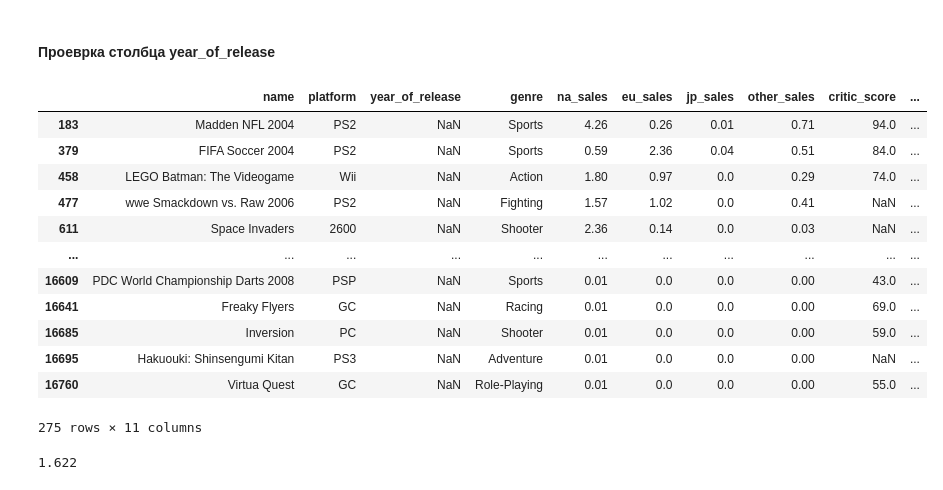
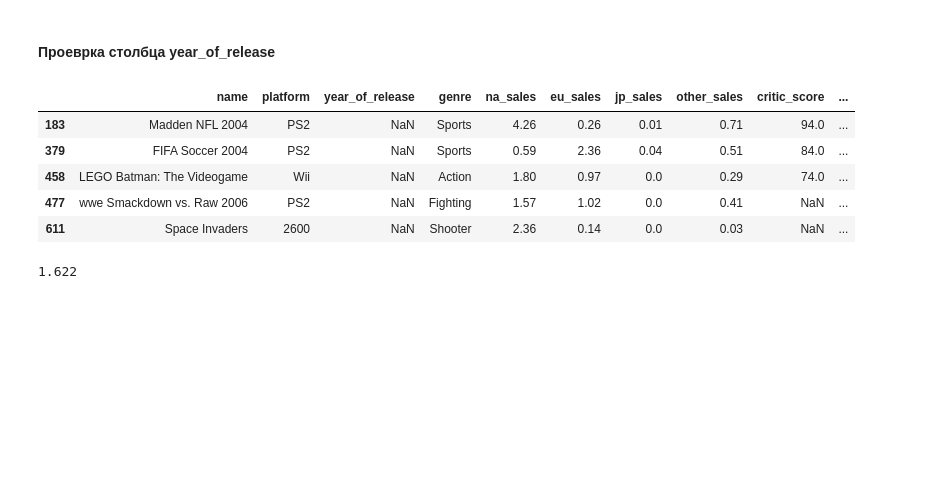
Before and after one commit to blbl-blbl/yandex_practicum_Data_Science_Course, a Jupyter notebook: Module_2_Python_Preprocessing/Secrets_of_the_Dark_Forest.ipynb, the cells around one changed output. Cells and saved outputs as stored; diff of their text form; code cells hidden in the pictures; blank space fills up the shorter version.

```diff
--- a/Module_2_Python_Preprocessing/Secrets_of_the_Dark_Forest.ipynb
+++ b/Module_2_Python_Preprocessing/Secrets_of_the_Dark_Forest.ipynb
@@ -164,21 +164,14 @@ array(['Wii', 'NES', 'GB', 'DS', 'X360', 'PS3', 'PS2', 'SNES', 'GBA',
 # %%
 # Строки с NaN
 nan_year_of_release = c_df[c_df['year_of_release'].isna() == True]
-nan_year_of_release
+nan_year_of_release.head()
 # %% [output]
 |  | name | platform | year_of_release | genre | na_sales | eu_sales | jp_sales | other_sales | critic_score | ... |
 | 183 | Madden NFL 2004 | PS2 | NaN | Sports | 4.26 | 0.26 | 0.01 | 0.71 | 94.0 | ... |
 | 379 | FIFA Soccer 2004 | PS2 | NaN | Sports | 0.59 | 2.36 | 0.04 | 0.51 | 84.0 | ... |
 | 458 | LEGO Batman: The Videogame | Wii | NaN | Action | 1.80 | 0.97 | 0.0 | 0.29 | 74.0 | ... |
 | 477 | wwe Smackdown vs. Raw 2006 | PS2 | NaN | Fighting | 1.57 | 1.02 | 0.0 | 0.41 | NaN | ... |
 | 611 | Space Invaders | 2600 | NaN | Shooter | 2.36 | 0.14 | 0.0 | 0.03 | NaN | ... |
-| ... | ... | ... | ... | ... | ... | ... | ... | ... | ... | ... |
-| 16609 | PDC World Championship Darts 2008 | PSP | NaN | Sports | 0.01 | 0.0 | 0.0 | 0.00 | 43.0 | ... |
-| 16641 | Freaky Flyers | GC | NaN | Racing | 0.01 | 0.0 | 0.0 | 0.00 | 69.0 | ... |
-| 16685 | Inversion | PC | NaN | Shooter | 0.01 | 0.0 | 0.0 | 0.00 | 59.0 | ... |
-| 16695 | Hakuouki: Shinsengumi Kitan | PS3 | NaN | Adventure | 0.01 | 0.0 | 0.0 | 0.00 | NaN | ... |
-| 16760 | Virtua Quest | GC | NaN | Role-Playing | 0.01 | 0.0 | 0.0 | 0.00 | 55.0 | ... |
-275 rows × 11 columns
 # %%
 # Расчет доли от текущего датафрема где year_of_release = NaN (в процентах)
 round(len(nan_year_of_release) / len(df) * 100, 3)
```
Also changed, not shown: parts of 21 cells of this notebook.
